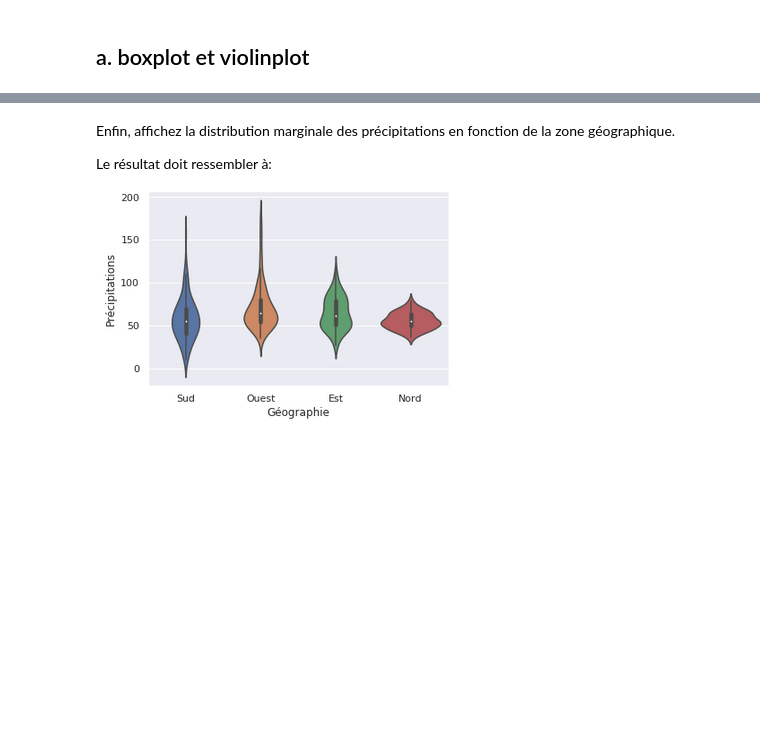
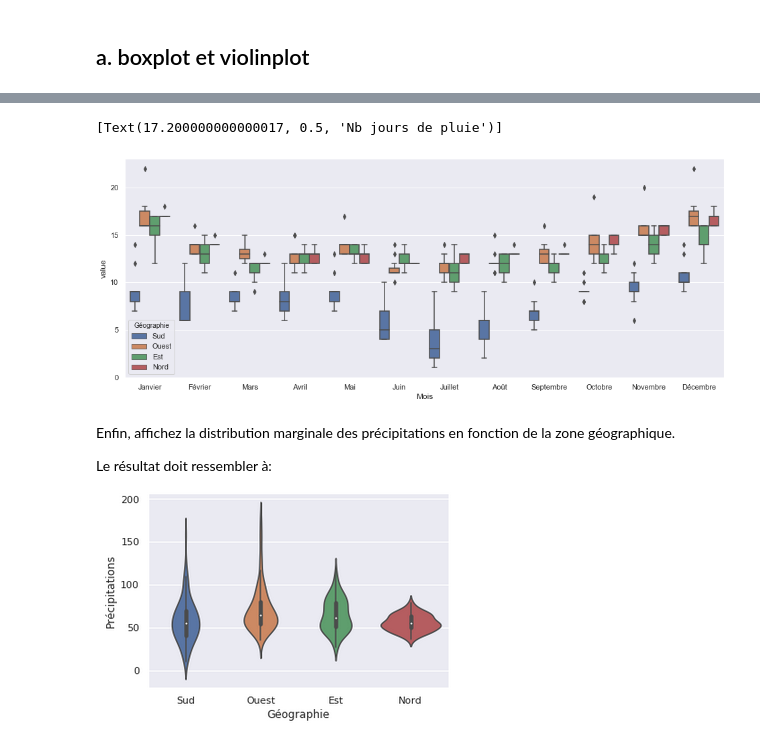
Before and after one commit to campusplage/compte-rendus-oriol_ramirez, a Jupyter notebook: TP1_pandas.ipynb, the cells around one changed output, grey strips where cells are left out. Saved outputs shown, nothing was run; the diff lists cells and outputs as text; code cells hidden in the pictures; blank space fills up the shorter version.

```diff
--- a/TP1_pandas.ipynb
+++ b/TP1_pandas.ipynb
@@ -426,3 +426,10 @@ Sophistiquez l'affichage précédent pour que les distributions se fassent en fo
+# %%
+plt.figure(figsize=(16, 6))
+sns.boxplot( x='Mois',y='value' , data = df,hue='Géographie')
+ax.set(ylabel="Nb jours de pluie")
+# %% [output]
+[Text(17.200000000000017, 0.5, 'Nb jours de pluie')]
+[figure, added]
 # %% [markdown]
 Enfin, affichez la distribution marginale des précipitations en fonction de la zone géographique.
 
```
Also changed, not shown: parts of 5 cells of this notebook.
